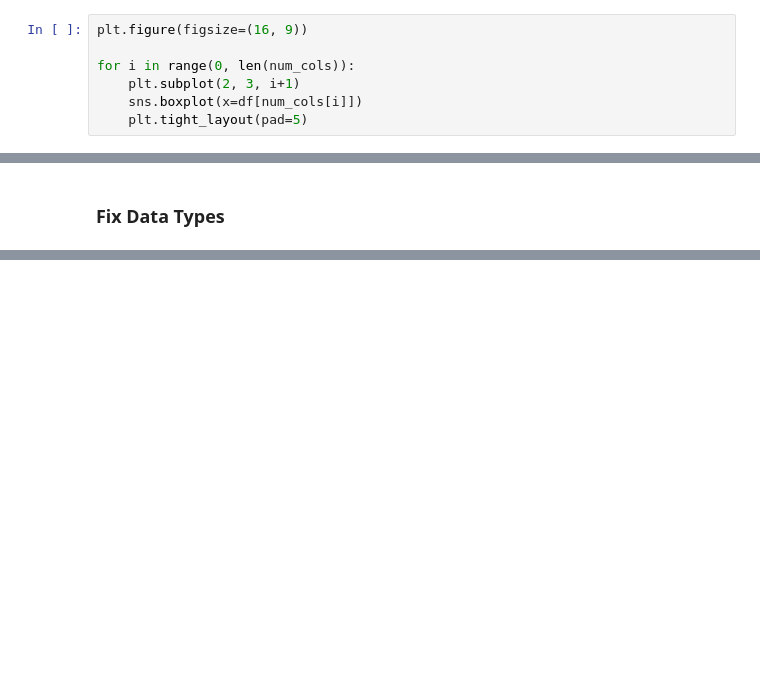
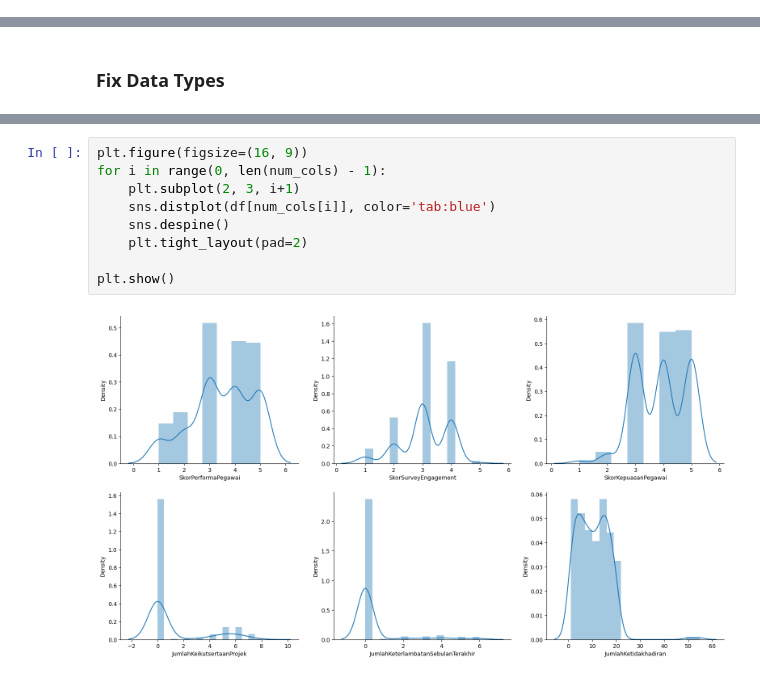
Before and after one commit to sabirinID/Predicting-Employee-Attrition, a Jupyter notebook: Notebooks/hr_employee_retention.ipynb, the cells around one changed output, grey strips where cells are left out. Cells and saved outputs as stored; diff of their text form; blank space fills up the shorter version.

```diff
--- a/Notebooks/hr_employee_retention.ipynb
+++ b/Notebooks/hr_employee_retention.ipynb
@@ -196,7 +137,0 @@ plt.show()
-# %%
-plt.figure(figsize=(16, 9))
-
-for i in range(0, len(num_cols)):
-    plt.subplot(2, 3, i+1)
-    sns.boxplot(x=df[num_cols[i]])
-    plt.tight_layout(pad=5)
@@ -680,0 +591,11 @@ memory usage: 27.3 KB
+# %%
+plt.figure(figsize=(16, 9))
+for i in range(0, len(num_cols) - 1):
+    plt.subplot(2, 3, i+1)
+    sns.distplot(df[num_cols[i]], color='tab:blue')
+    sns.despine()
+    plt.tight_layout(pad=2)
+
+plt.show()
+# %% [output]
+[figure, added]
```
Also changed, not shown: parts of 65 cells of this notebook.
